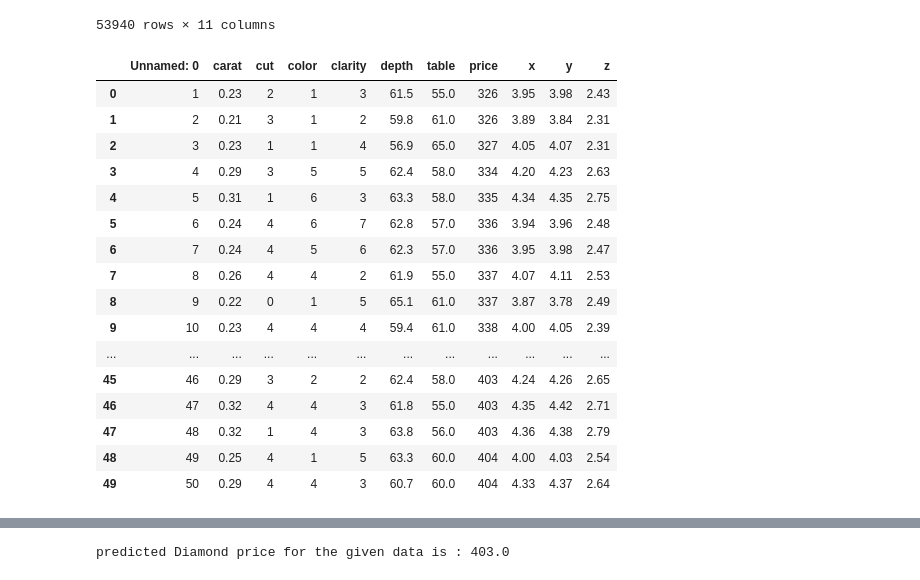
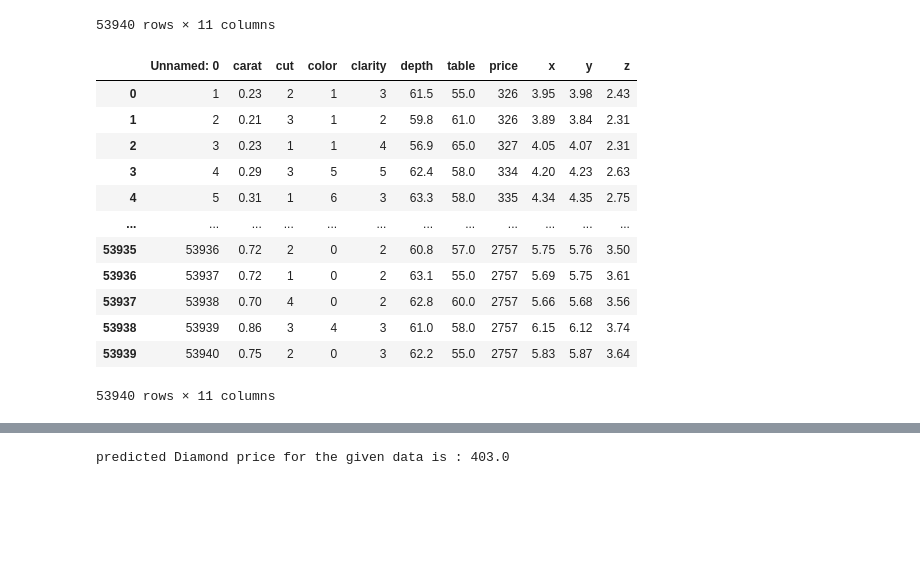
Before and after one commit to thaiyalvishu97/MyProjects, a Jupyter notebook: Project_22.ipynb, the cells around one changed output, grey strips where cells are left out. Drawn from its saved outputs; the diff is of its cells as text; code cells hidden in the pictures; blank space fills up the shorter version.

```diff
--- a/Project_22.ipynb
+++ b/Project_22.ipynb
@@ -67,27 +67,23 @@ For example, when doing 'df[col].method(value, inplace=True)', try using 'df.met
 # %%
 le = LabelEncoder()
 df["cut"] = le.fit_transform(df["cut"])
 df["color"] = le.fit_transform(df["color"])
 df["clarity"] = le.fit_transform(df["clarity"])
-df.head(50)
+df
 # %% [output]
 |  | Unnamed: 0 | carat | cut | color | clarity | depth | table | price | x | y | z |
 | 0 | 1 | 0.23 | 2 | 1 | 3 | 61.5 | 55.0 | 326 | 3.95 | 3.98 | 2.43 |
 | 1 | 2 | 0.21 | 3 | 1 | 2 | 59.8 | 61.0 | 326 | 3.89 | 3.84 | 2.31 |
 | 2 | 3 | 0.23 | 1 | 1 | 4 | 56.9 | 65.0 | 327 | 4.05 | 4.07 | 2.31 |
 | 3 | 4 | 0.29 | 3 | 5 | 5 | 62.4 | 58.0 | 334 | 4.20 | 4.23 | 2.63 |
 | 4 | 5 | 0.31 | 1 | 6 | 3 | 63.3 | 58.0 | 335 | 4.34 | 4.35 | 2.75 |
-| 5 | 6 | 0.24 | 4 | 6 | 7 | 62.8 | 57.0 | 336 | 3.94 | 3.96 | 2.48 |
-| 6 | 7 | 0.24 | 4 | 5 | 6 | 62.3 | 57.0 | 336 | 3.95 | 3.98 | 2.47 |
-| 7 | 8 | 0.26 | 4 | 4 | 2 | 61.9 | 55.0 | 337 | 4.07 | 4.11 | 2.53 |
-| 8 | 9 | 0.22 | 0 | 1 | 5 | 65.1 | 61.0 | 337 | 3.87 | 3.78 | 2.49 |
-| 9 | 10 | 0.23 | 4 | 4 | 4 | 59.4 | 61.0 | 338 | 4.00 | 4.05 | 2.39 |
 | ... | ... | ... | ... | ... | ... | ... | ... | ... | ... | ... | ... |
-| 45 | 46 | 0.29 | 3 | 2 | 2 | 62.4 | 58.0 | 403 | 4.24 | 4.26 | 2.65 |
-| 46 | 47 | 0.32 | 4 | 4 | 3 | 61.8 | 55.0 | 403 | 4.35 | 4.42 | 2.71 |
-| 47 | 48 | 0.32 | 1 | 4 | 3 | 63.8 | 56.0 | 403 | 4.36 | 4.38 | 2.79 |
-| 48 | 49 | 0.25 | 4 | 1 | 5 | 63.3 | 60.0 | 404 | 4.00 | 4.03 | 2.54 |
-| 49 | 50 | 0.29 | 4 | 4 | 3 | 60.7 | 60.0 | 404 | 4.33 | 4.37 | 2.64 |
+| 53935 | 53936 | 0.72 | 2 | 0 | 2 | 60.8 | 57.0 | 2757 | 5.75 | 5.76 | 3.50 |
+| 53936 | 53937 | 0.72 | 1 | 0 | 2 | 63.1 | 55.0 | 2757 | 5.69 | 5.75 | 3.61 |
+| 53937 | 53938 | 0.70 | 4 | 0 | 2 | 62.8 | 60.0 | 2757 | 5.66 | 5.68 | 3.56 |
+| 53938 | 53939 | 0.86 | 3 | 4 | 3 | 61.0 | 58.0 | 2757 | 6.15 | 6.12 | 3.74 |
+| 53939 | 53940 | 0.75 | 2 | 0 | 3 | 62.2 | 55.0 | 2757 | 5.83 | 5.87 | 3.64 |
+53940 rows × 11 columns
 # %%
 X = df.drop(columns=['price','Unnamed: 0'],axis =1)
 Y = df['price']
```
Also changed, not shown: parts of 3 cells of this notebook.
